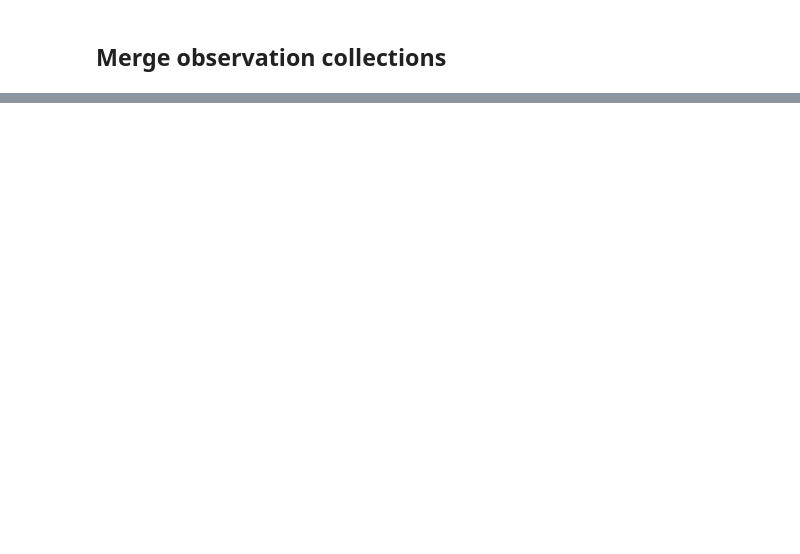
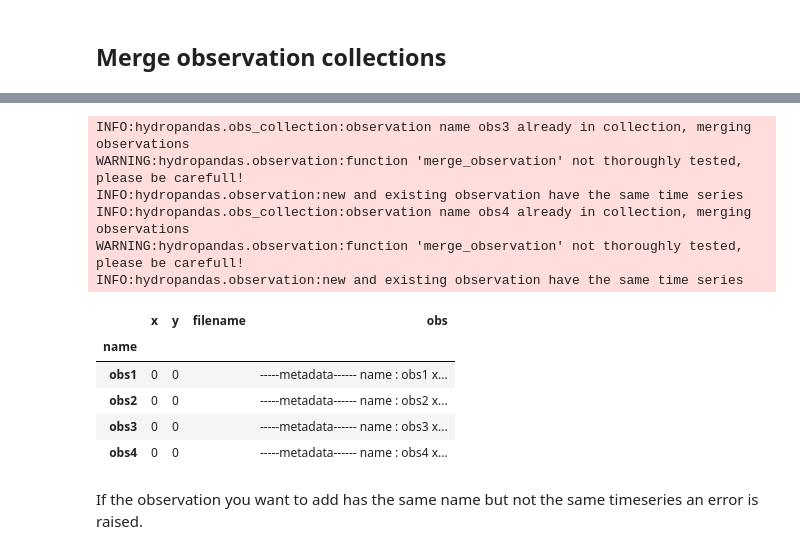
Before and after one commit to ArtesiaWater/hydropandas, a Jupyter notebook: examples/04_merging_observations.ipynb, the cells around one changed output, grey strips where cells are left out. Cells and saved outputs as stored; diff of their text form; code cells hidden in the pictures; blank space fills up the shorter version.

```diff
--- a/examples/04_merging_observations.ipynb
+++ b/examples/04_merging_observations.ipynb
@@ -244,0 +292,17 @@ WARNING:hydropandas.observation:timeseries of observation obs6 overlap with diff
+# %%
+oc1.add_obs_collection(oc2)
+# %% [output]
+INFO:hydropandas.obs_collection:observation name obs3 already in collection, merging observations
+WARNING:hydropandas.observation:function 'merge_observation' not thoroughly tested, please be carefull!
+INFO:hydropandas.observation:new and existing observation have the same time series
+INFO:hydropandas.obs_collection:observation name obs4 already in collection, merging observations
+WARNING:hydropandas.observation:function 'merge_observation' not thoroughly tested, please be carefull!
+INFO:hydropandas.observation:new and existing observation have the same time series
+|  | x | y | filename | obs |
+| name |  |  |  |  |
+| obs1 | 0 | 0 |  | -----metadata------ name : obs1 x... |
+| obs2 | 0 | 0 |  | -----metadata------ name : obs2 x... |
+| obs3 | 0 | 0 |  | -----metadata------ name : obs3 x... |
+| obs4 | 0 | 0 |  | -----metadata------ name : obs4 x... |
+# %% [markdown]
+If the observation you want to add has the same name but not the same timeseries an error is raised.
```
Also changed, not shown: parts of 22 cells of this notebook, 9 other files.
